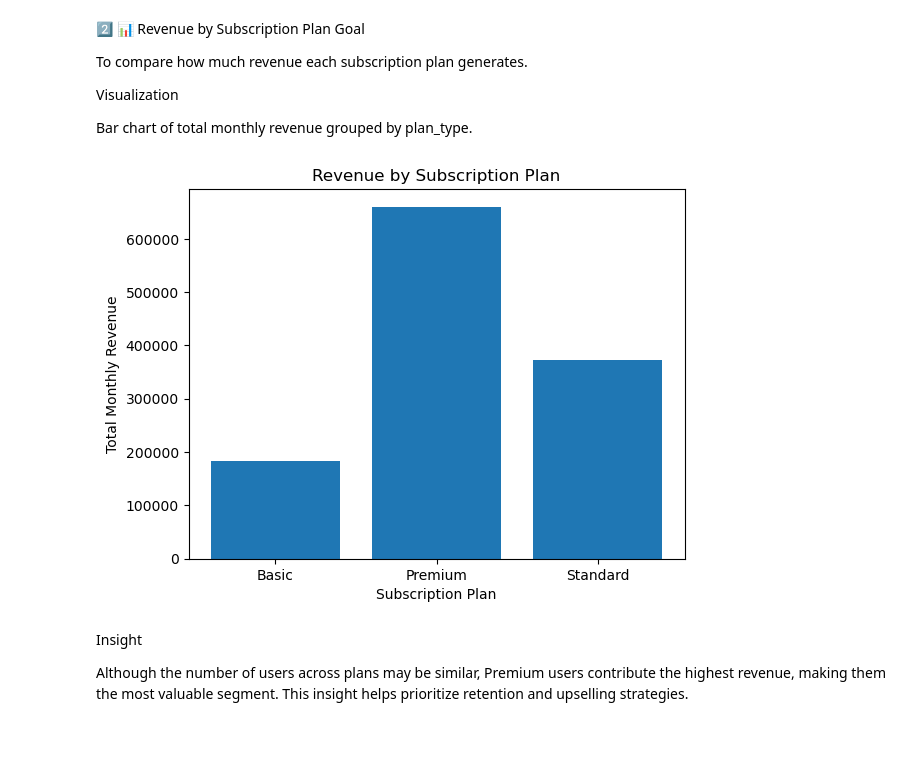
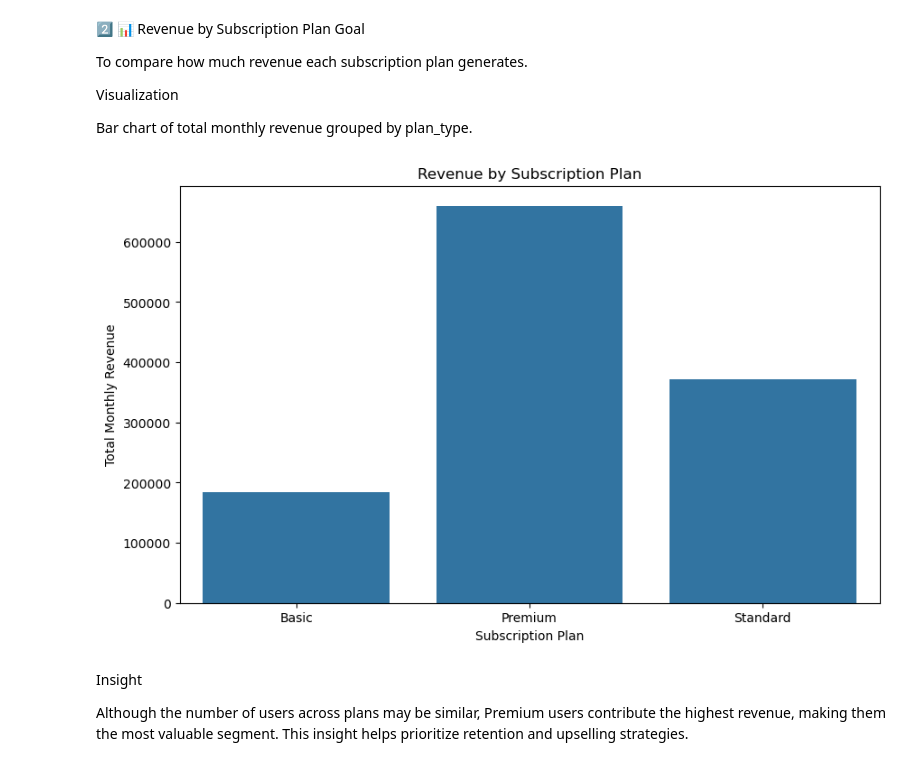
Before and after one commit to meersuhaib191/Week1_foundations, a Jupyter notebook: WEEK 2/Project_1/Visualizations.ipynb, the cells around one changed output. Cells and saved outputs as stored; diff of their text form; code cells hidden in the pictures; blank space fills up the shorter version.

```diff
--- a/WEEK 2/Project_1/Visualizations.ipynb
+++ b/WEEK 2/Project_1/Visualizations.ipynb
@@ -12,13 +12,17 @@ Pie chart of plan_type.
 # %%
 import pandas as pd
 import matplotlib.pyplot as plt
-import seaborn as sns
+ # used elsewhere in EDA
 
-df = pd.read_csv("K:/Data Science Internship/WEEK 2/Project_1/dataset/Cleaned_customer_subscription_dataset.csv")
-df.head()
+# Load dataset
+df = pd.read_csv( "K:/Data Science Internship/WEEK 2/Project_1/dataset/Cleaned_customer_subscription_dataset.csv"
+)
+
+# Count subscription plans
 plan_counts = df['plan_type'].value_counts()
 
-plt.figure()
+# Plot pie chart
+plt.figure(figsize=(6, 6))
 plt.pie(
     plan_counts.values,
     labels=plan_counts.index,
@@ -26,9 +30,6 @@ plt.pie(
     startangle=90
 )
 
-# Title
 plt.title('Customer Subscription Plan Distribution')
-
-# Show plot
 plt.show()
 # %% [output]
@@ -48,19 +49,27 @@ Visualization
 
 Bar chart of total monthly revenue grouped by plan_type.
 # %%
+import seaborn as sns
 # Calculate total revenue per plan
-revenue_by_plan = df.groupby('plan_type')['monthly_fee'].sum()
+revenue_by_plan = (
+    df.groupby('plan_type')['monthly_fee']
+      .sum()
+      .reset_index()
+)
 
-# Create bar chart
-plt.figure()
-plt.bar(revenue_by_plan.index, revenue_by_plan.values)
+plt.figure(figsize=(10, 6))
+sns.barplot(
+    data=revenue_by_plan,
+    x='plan_type',
+    y='monthly_fee'
+)
+
 plt.xlabel('Subscription Plan')
 plt.ylabel('Total Monthly Revenue')
 plt.title('Revenue by Subscription Plan')
-
 plt.show()
 # %% [output]
-[figure, old version]
+[figure, new version]
 # %% [markdown]
 
 Insight
```
Also changed, not shown: parts of 4 cells of this notebook.
